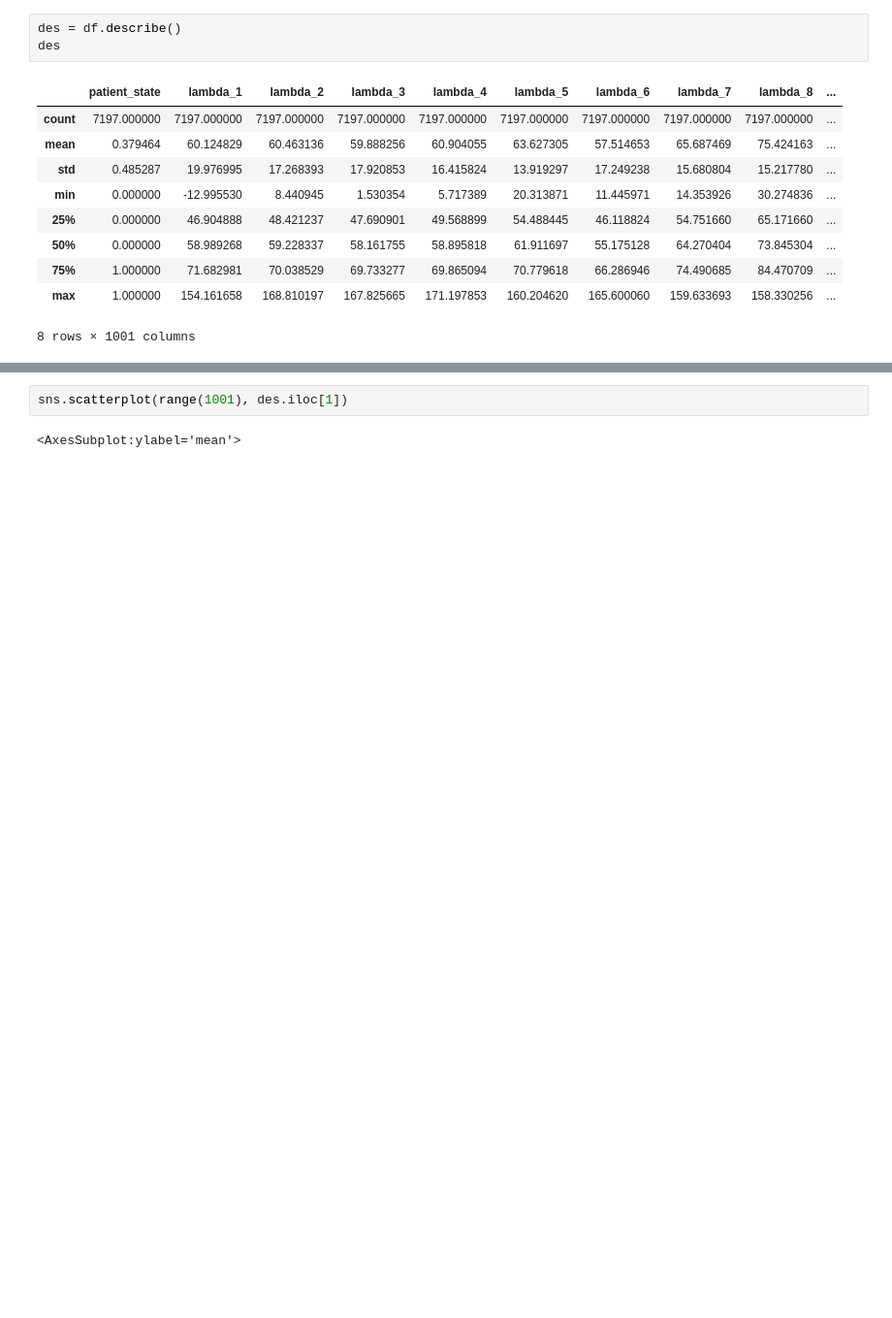
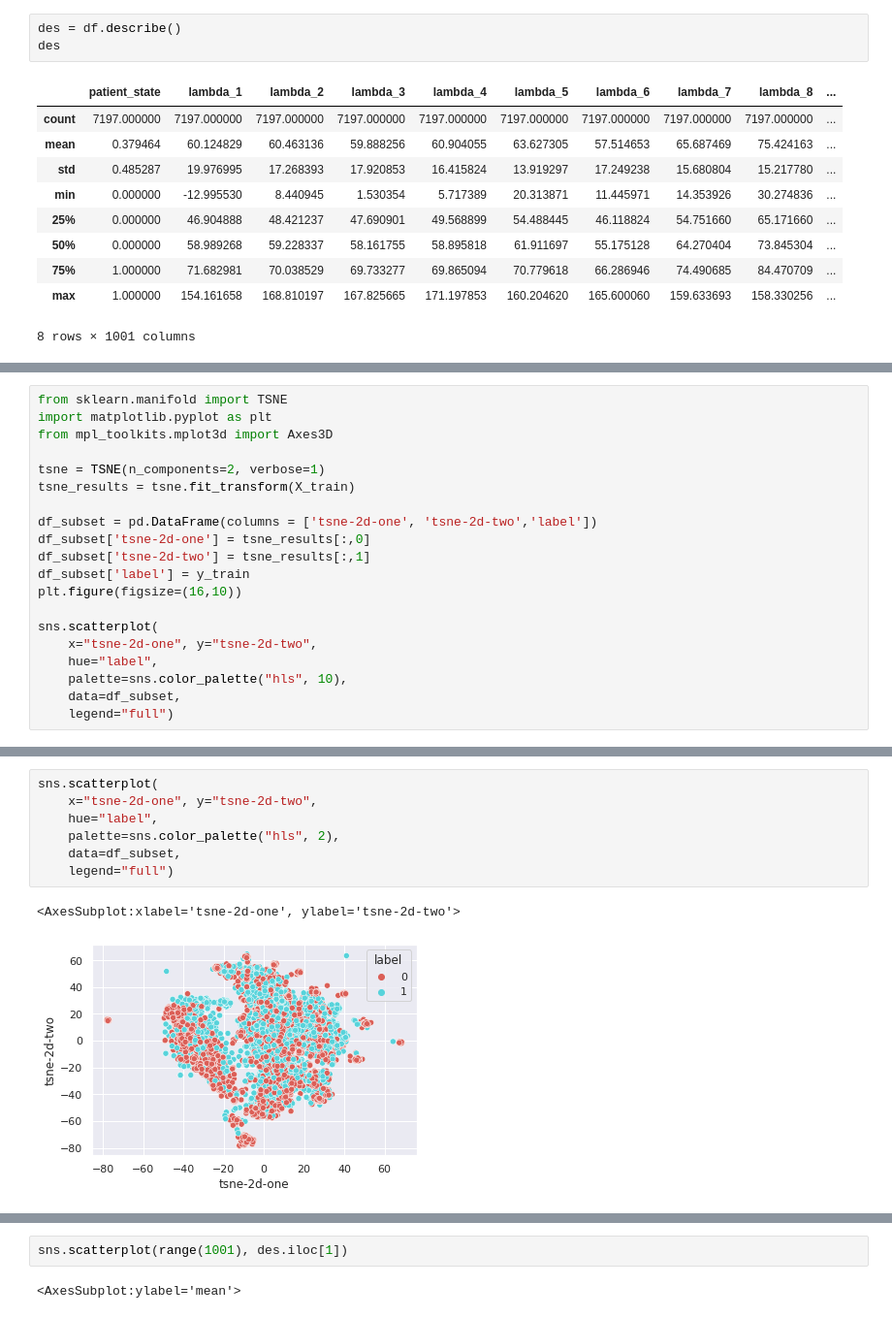
Before and after one commit to adrienju/LLC, a Jupyter notebook: Data Visualization.ipynb, the cells around one changed output, grey strips where cells are left out. Shown at 97% size. Saved outputs shown, nothing was run; the diff lists cells and outputs as text; blank space fills up the shorter version.

```diff
--- a/Data Visualization.ipynb
+++ b/Data Visualization.ipynb
@@ -57,0 +62,20 @@ des
+# %%
+from sklearn.manifold import TSNE
+import matplotlib.pyplot as plt
+from mpl_toolkits.mplot3d import Axes3D
+
+tsne = TSNE(n_components=2, verbose=1)
+tsne_results = tsne.fit_transform(X_train)
+
+df_subset = pd.DataFrame(columns = ['tsne-2d-one', 'tsne-2d-two','label'])
+df_subset['tsne-2d-one'] = tsne_results[:,0]
+df_subset['tsne-2d-two'] = tsne_results[:,1]
+df_subset['label'] = y_train
+plt.figure(figsize=(16,10))
+
+sns.scatterplot(
+    x="tsne-2d-one", y="tsne-2d-two",
+    hue="label",
+    palette=sns.color_palette("hls", 10),
+    data=df_subset,
+    legend="full")
@@ -57,0 +98,10 @@ des
+# %%
+sns.scatterplot(
+    x="tsne-2d-one", y="tsne-2d-two",
+    hue="label",
+    palette=sns.color_palette("hls", 2),
+    data=df_subset,
+    legend="full")
+# %% [output]
+<AxesSubplot:xlabel='tsne-2d-one', ylabel='tsne-2d-two'>
+[figure, added]
```
Also changed, not shown: parts of 9 cells of this notebook.
